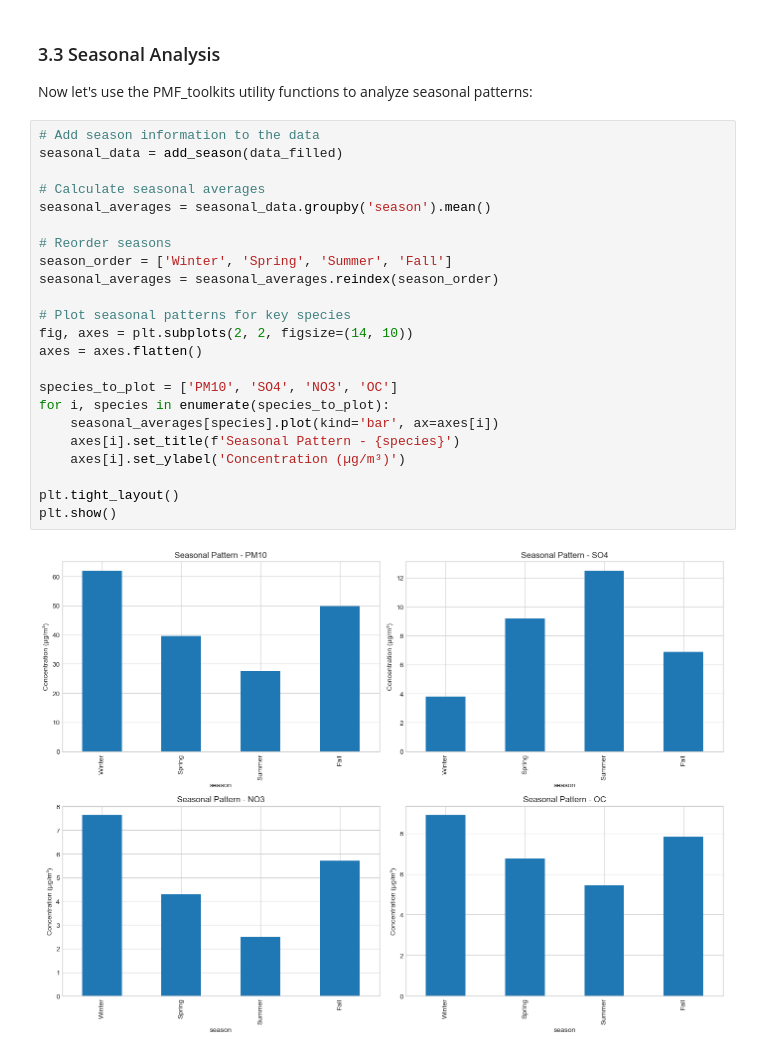
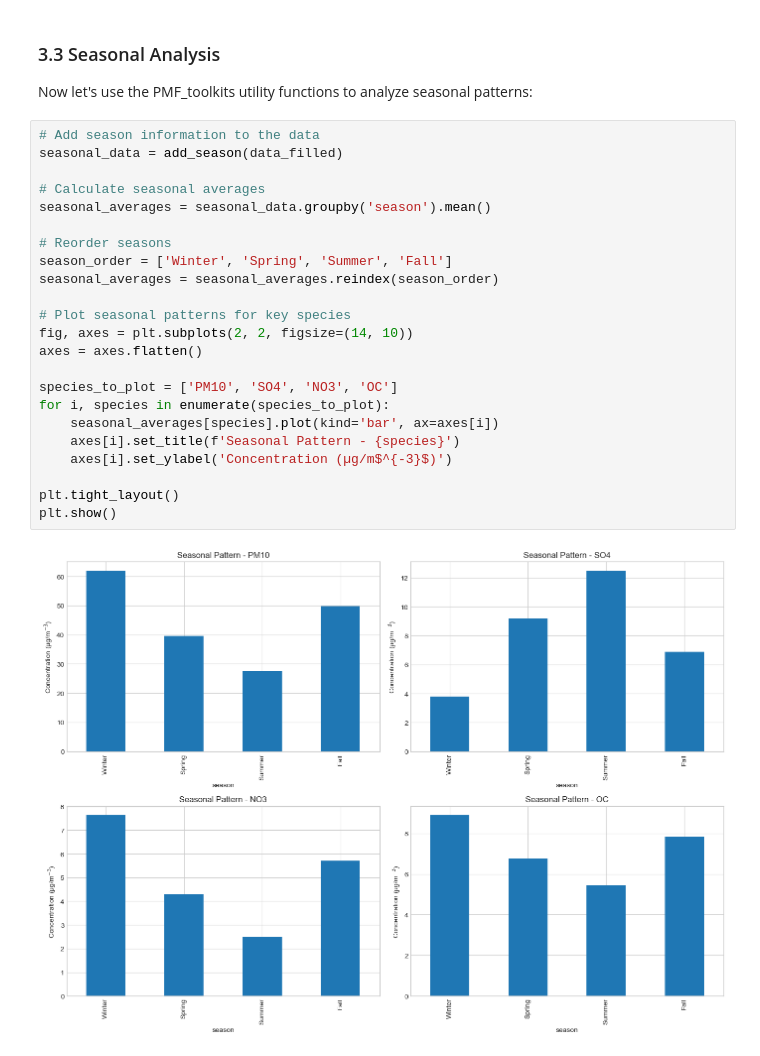
Before and after one commit to weber-s/PMF_toolkits, a Jupyter notebook: docs/examples/preprocessing_example.ipynb, the cells around one changed output. Cells and saved outputs as stored; diff of their text form.

```diff
--- a/docs/examples/preprocessing_example.ipynb
+++ b/docs/examples/preprocessing_example.ipynb
@@ -545,25 +553,25 @@ Now let's use the PMF_toolkits utility functions to analyze seasonal patterns:
 # %%
 # Add season information to the data
 seasonal_data = add_season(data_filled)
 
 # Calculate seasonal averages
 seasonal_averages = seasonal_data.groupby('season').mean()
 
 # Reorder seasons
 season_order = ['Winter', 'Spring', 'Summer', 'Fall']
 seasonal_averages = seasonal_averages.reindex(season_order)
 
 # Plot seasonal patterns for key species
 fig, axes = plt.subplots(2, 2, figsize=(14, 10))
 axes = axes.flatten()
 
 species_to_plot = ['PM10', 'SO4', 'NO3', 'OC']
 for i, species in enumerate(species_to_plot):
     seasonal_averages[species].plot(kind='bar', ax=axes[i])
     axes[i].set_title(f'Seasonal Pattern - {species}')
-    axes[i].set_ylabel('Concentration (µg/m³)')
+    axes[i].set_ylabel('Concentration (µg/m$^{-3}$)')
 
 plt.tight_layout()
 plt.show()
 # %% [output]
-[figure, old version]
+[figure, new version]
```
Also changed, not shown: parts of 7 cells of this notebook, 2 other files.
